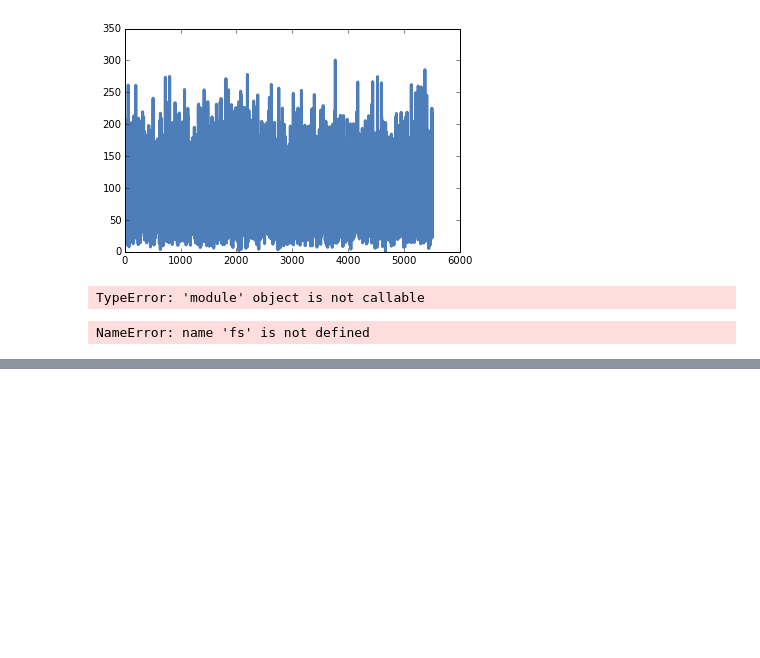
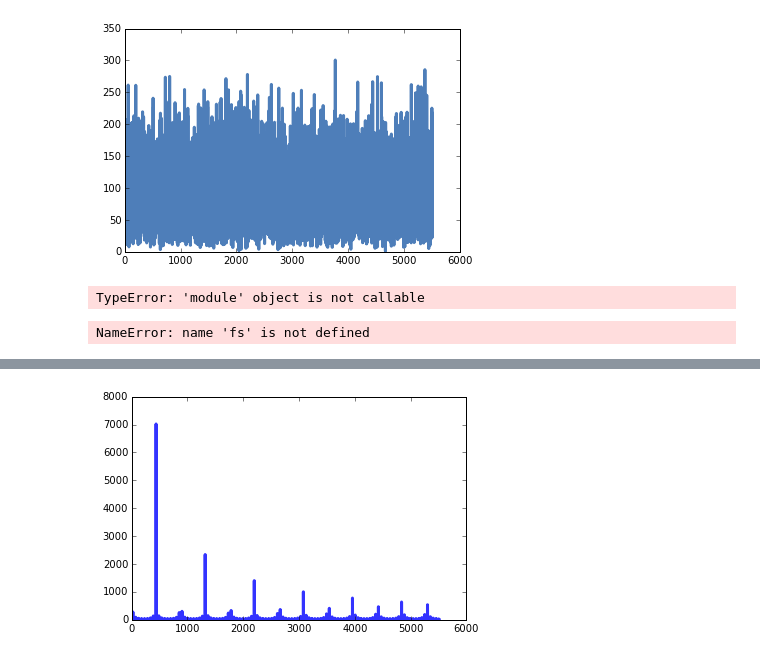
Before and after one commit to CaseyAlvarado/ThinkDSP, a Jupyter notebook: code/Untitled0.ipynb, the cells around one changed output, grey strips where cells are left out. Drawn from its saved outputs; the diff is of its cells as text; code cells hidden in the pictures; blank space fills up the shorter version.

```diff
--- a/code/Untitled0.ipynb
+++ b/code/Untitled0.ipynb
@@ -68,0 +77,5 @@ hs = hs*PI2*j*
+# %%
+signal_1_s = signal_1.make_spectrum()
+signal_1_s.plot()
+# %% [output]
+[figure, added]
```
Also changed, not shown: parts of 8 cells of this notebook, 4 other files.
